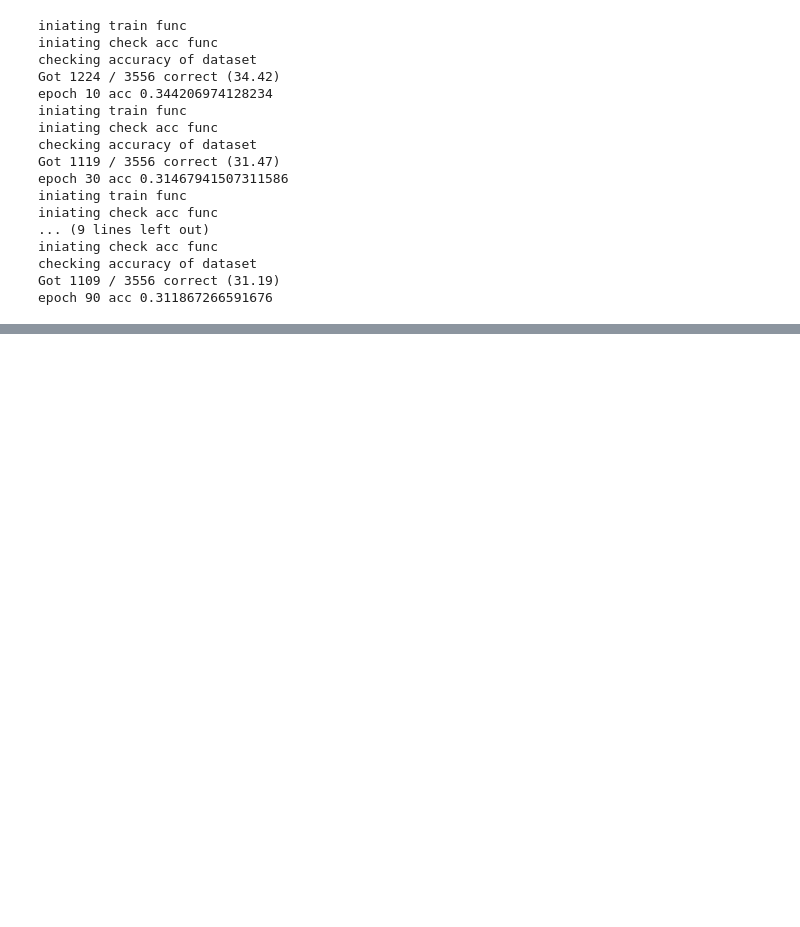
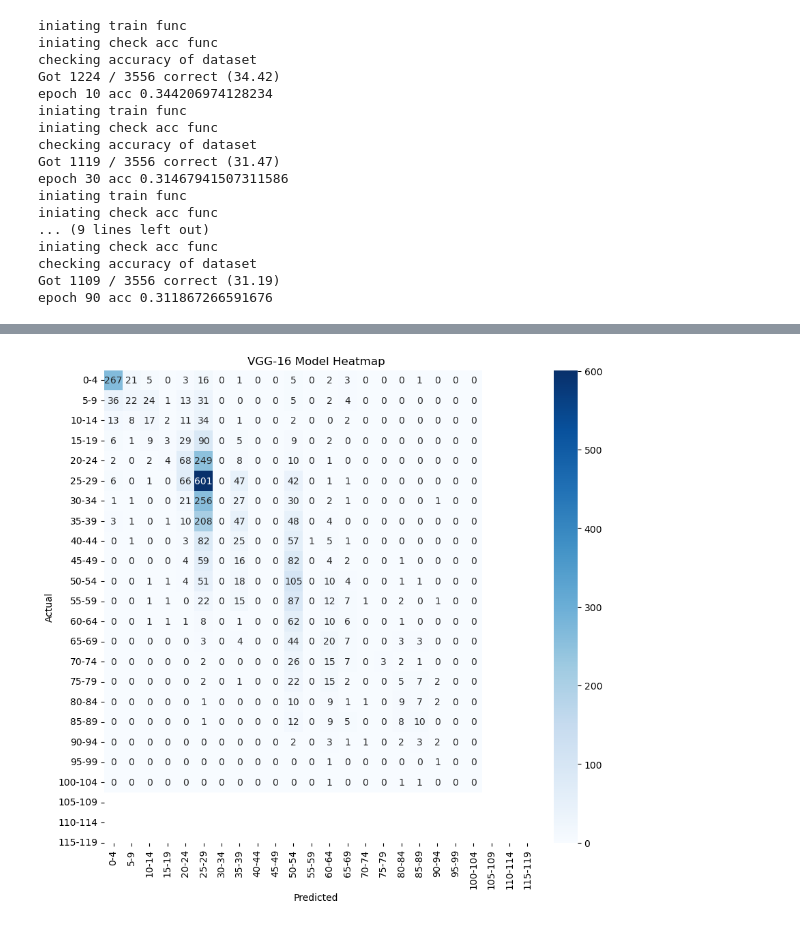
Before and after one commit to ahmedCoder12424/Age-Detector, a Jupyter notebook: DenseNet.ipynb, the cells around one changed output, grey strips where cells are left out. Saved outputs shown, nothing was run; the diff lists cells and outputs as text; code cells hidden in the pictures; blank space fills up the shorter version.

```diff
--- a/DenseNet.ipynb
+++ b/DenseNet.ipynb
@@ -567,0 +613,4 @@ Test Loss: 2.0444, Test Accuracy: 31.33%
+# %%
+create_heatmap(loader_test, model)
+# %% [output]
+[figure, added]
```
Also changed, not shown: parts of 4 cells of this notebook, 1 other file.
